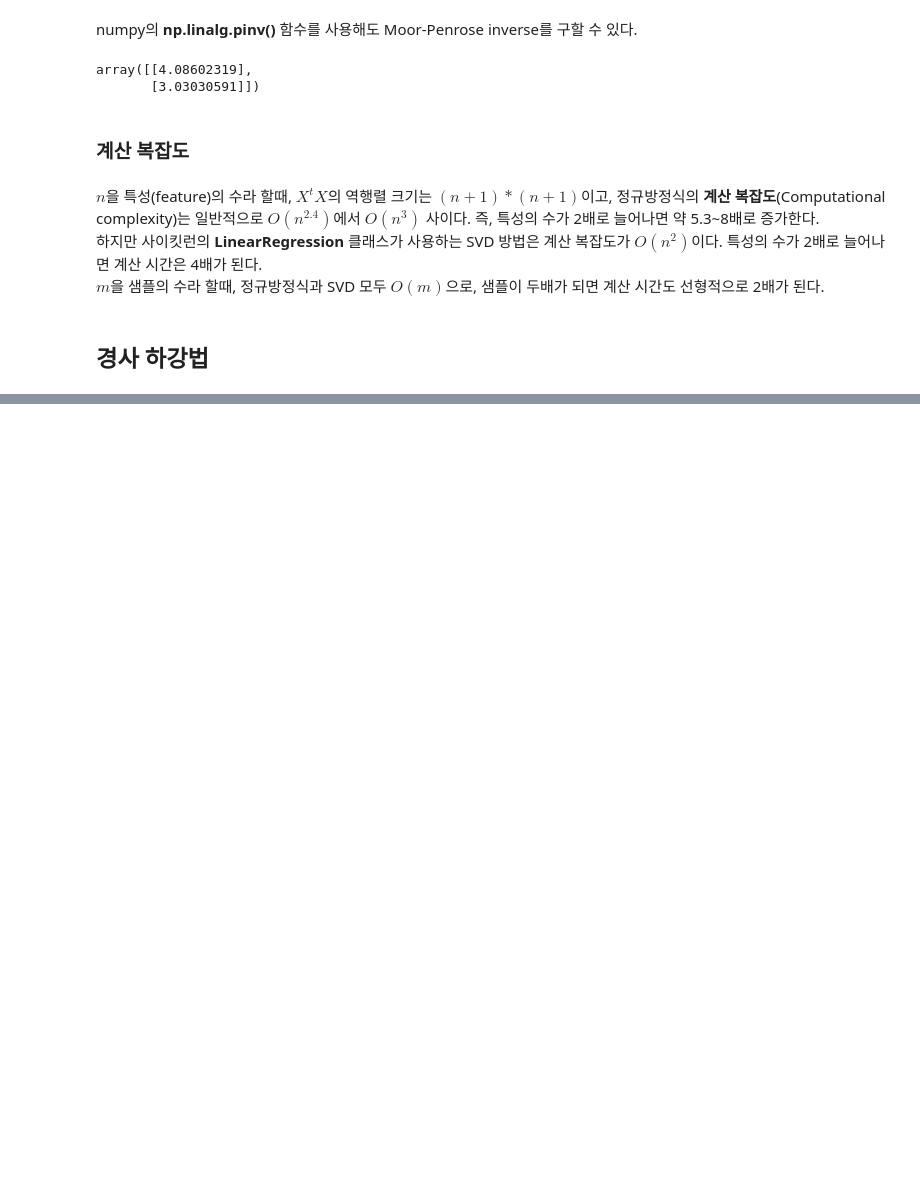
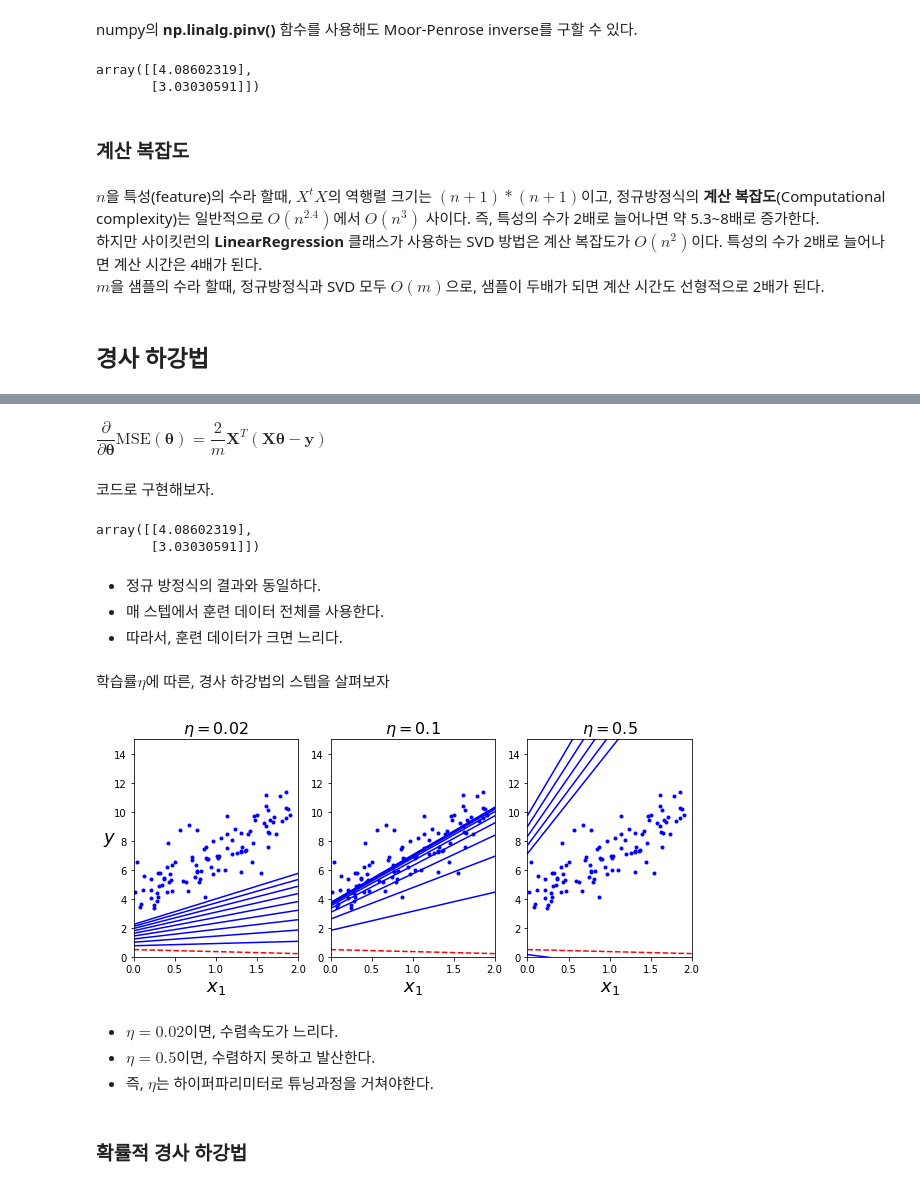
Before and after one commit to geunsu-jo/Hands-On-ML, a Jupyter notebook: textbook_practice/04_training_linear_model.ipynb, the cells around one changed output, grey strips where cells are left out. Saved outputs shown, nothing was run; the diff lists cells and outputs as text; code cells hidden in the pictures; blank space fills up the shorter version.

```diff
--- a/textbook_practice/04_training_linear_model.ipynb
+++ b/textbook_practice/04_training_linear_model.ipynb
@@ -100,0 +132,66 @@ __학습률__(learning rate)은 하이퍼파라미터로 적절이 튜닝되야
+# %% [markdown]
+$
+\dfrac{\partial}{\partial \boldsymbol{\theta}} \text{MSE}(\boldsymbol{\theta})
+ = \dfrac{2}{m} \mathbf{X}^T (\mathbf{X} \boldsymbol{\theta} - \mathbf{y})
+$
+# %% [markdown]
+코드로 구현해보자.
+# %%
+eta = 0.1  # 학습률
+n_iterations = 1000
+m = 100
+
+theta = np.random.randn(2,1)  # 랜덤 초기화
+
+for iteration in range(n_iterations):
+    gradients = 2/m * X_b.T.dot(X_b.dot(theta) - y)
+    theta = theta - eta * gradients
+
+theta
+# %% [output]
+array([[4.08602319],
+       [3.03030591]])
+# %% [markdown]
+- 정규 방정식의 결과와 동일하다.
+- 매 스텝에서 훈련 데이터 전체를 사용한다.
+- 따라서, 훈련 데이터가 크면 느리다.
+# %% [markdown]
+학습률$\eta$에 따른, 경사 하강법의 스텝을 살펴보자
+# %%
+theta_path_bgd = [] # 나중에 배치, 확률, 미니배치 비교를 위해
+
+def plot_gradient_descent(theta, eta, theta_path=None):
+    m = len(X_b)
+    plt.plot(X, y, "b.")
+    n_iterations = 1000
+    for iteration in range(n_iterations):
+        if iteration < 10:
+            y_predict = X_new_b.dot(theta)
+            style = "b-" if iteration > 0 else "r--"
+            plt.plot(X_new, y_predict, style)
+        gradients = 2/m * X_b.T.dot(X_b.dot(theta) - y)
+        theta = theta - eta * gradients
+        if theta_path is not None:
+            theta_path.append(theta)
+    plt.xlabel("$x_1$", fontsize=18)
+    plt.axis([0, 2, 0, 15])
+    plt.title(r"$\eta = {}$".format(eta), fontsize=16)
+
+np.random.seed(42)
+theta = np.random.randn(2,1)  # random initialization
+
+plt.figure(figsize=(10,4))
+plt.subplot(131); plot_gradient_descent(theta, eta=0.02)
+plt.ylabel("$y$", rotation=0, fontsize=18)
+plt.subplot(132); plot_gradient_descent(theta, eta=0.1, theta_path=theta_path_bgd)
+plt.subplot(133); plot_gradient_descent(theta, eta=0.5)
+
+plt.show()
+# %% [output]
+[figure, added]
+# %% [markdown]
+- $\eta=0.02$이면, 수렴속도가 느리다.
+- $\eta=0.5$이면, 수렴하지 못하고 발산한다.
+- 즉, $\eta$는 하이퍼파리미터로 튜닝과정을 거쳐야한다.
+# %% [markdown]
+### 확률적 경사 하강법
```
Also changed, not shown: parts of 25 cells of this notebook.
